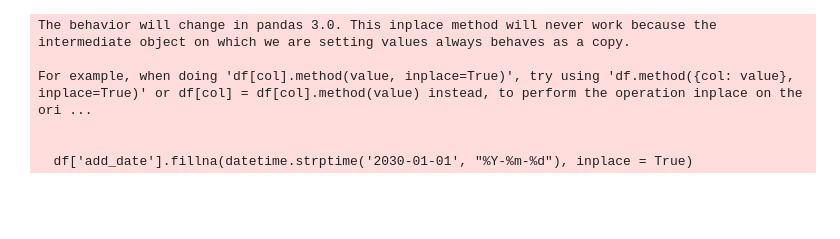
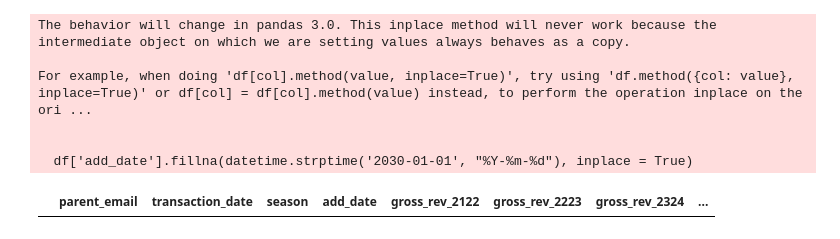
Before and after one commit to riffere-fla/pandas_party, a Jupyter notebook: ltp_2324.ipynb, the cells around one changed output. Cells and saved outputs as stored; diff of their text form; code cells hidden in the pictures; blank space fills up the shorter version.

```diff
--- a/ltp_2324.ipynb
+++ b/ltp_2324.ipynb
@@ -340,5 +173,9 @@ for key, value in season_dict.items():
     col_list = list(df.columns[(8 + value):12])
     # print(col_list)
     df.loc[(df['season'] == key), 'post_ltp_tickets'] =  df[col_list].sum(axis = 1)
+# %%
+df[df['season'] == '2024=25']
+# %% [output]
+|  | parent_email | transaction_date | season | add_date | gross_rev_2122 | gross_rev_2223 | gross_rev_2324 | ... |
 # %%
 FLA_Redshift(**rs_creds).write_to_warehouse(df = df, table_name= "community_v_ltp")
```
Also changed, not shown: parts of 3 cells of this notebook, 2 other files.
